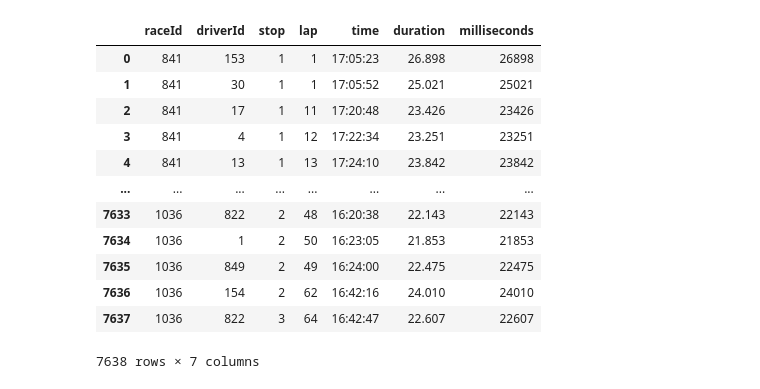
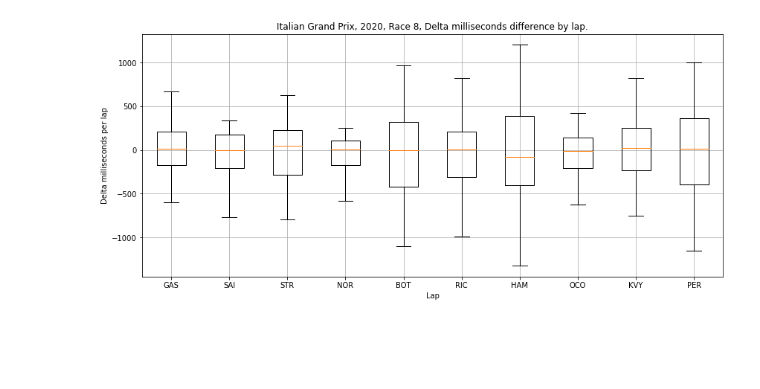
Before and after one commit to cnkndmr/formula1-data-analysis, a Jupyter notebook: src/delta.ipynb, the cells around one changed output. Drawn from its saved outputs; the diff is of its cells as text; code cells hidden in the pictures; blank space fills up the shorter version.

Commit message:
delta notebook finished

```diff
--- a/src/delta.ipynb
+++ b/src/delta.ipynb
@@ -1,6 +1,7 @@
 # %%
 import pandas as pd
 import numpy as np
+from scipy.stats import iqr
 import matplotlib.pyplot as plt
 import zipfile
 import urllib.request
@@ -11,3 +12,6 @@ zf = zipfile.ZipFile(filehandle, 'r')
 
 lap_times_df = pd.read_csv(zf.open('lap_times.csv'))
 pit_stops_df = pd.read_csv(zf.open('pit_stops.csv'))
+results_df = pd.read_csv(zf.open('results.csv'))
+races_df = pd.read_csv(zf.open('races.csv'))
+drivers_df = pd.read_csv(zf.open('drivers.csv'))
@@ -38,16 +18,28 @@ plt.show()
-# %%
-pit_stops_df
-# %% [output]
-|  | raceId | driverId | stop | lap | time | duration | milliseconds |
-| 0 | 841 | 153 | 1 | 1 | 17:05:23 | 26.898 | 26898 |
-| 1 | 841 | 30 | 1 | 1 | 17:05:52 | 25.021 | 25021 |
-| 2 | 841 | 17 | 1 | 11 | 17:20:48 | 23.426 | 23426 |
-| 3 | 841 | 4 | 1 | 12 | 17:22:34 | 23.251 | 23251 |
-| 4 | 841 | 13 | 1 | 13 | 17:24:10 | 23.842 | 23842 |
-| ... | ... | ... | ... | ... | ... | ... | ... |
-| 7633 | 1036 | 822 | 2 | 48 | 16:20:38 | 22.143 | 22143 |
-| 7634 | 1036 | 1 | 2 | 50 | 16:23:05 | 21.853 | 21853 |
-| 7635 | 1036 | 849 | 2 | 49 | 16:24:00 | 22.475 | 22475 |
-| 7636 | 1036 | 154 | 2 | 62 | 16:42:16 | 24.010 | 24010 |
-| 7637 | 1036 | 822 | 3 | 64 | 16:42:47 | 22.607 | 22607 |
-7638 rows × 7 columns
+# %%
+raceId = lap_times_df["raceId"].drop_duplicates().iloc[-1]
+race_df = lap_times_df[lap_times_df["raceId"] == raceId]
+result_df = results_df[(results_df["raceId"] == raceId) &
+                       (results_df["statusId"] == 1)]
+plt.figure(figsize=(14, 6))
+
+for count, driverId in enumerate(result_df["driverId"].iloc[:10]):
+    race_df_driver = race_df[race_df["driverId"] == driverId].copy()
+    race_df_driver["delta_milliseconds"] = race_df_driver["milliseconds"] - race_df_driver["milliseconds"].shift()
+    race_df_driver["delta_milliseconds"] = race_df_driver["delta_milliseconds"].fillna(0)
+    plt.boxplot(race_df_driver["delta_milliseconds"],
+                positions=[count + 1],
+                widths=0.5,
+                showfliers=False,
+                labels=[drivers_df[drivers_df["driverId"] == driverId]["code"].iloc[-1]])
+
+race_name = races_df[races_df["raceId"] == raceId]["name"].iloc[0]
+race_year = races_df[races_df["raceId"] == raceId]["year"].iloc[0]
+race_round = races_df[races_df["raceId"] == raceId]["round"].iloc[0]
+
+plt.title(str(race_name) + ', ' + str(race_year) + ', Race ' + str(race_round) + ', Delta milliseconds difference by lap.')
+plt.xlabel('Lap')
+plt.ylabel('Delta milliseconds per lap')
+plt.grid()
+plt.show()
+# %% [output]
+[figure, added]
```
Also changed, not shown: parts of 2 cells of this notebook.
